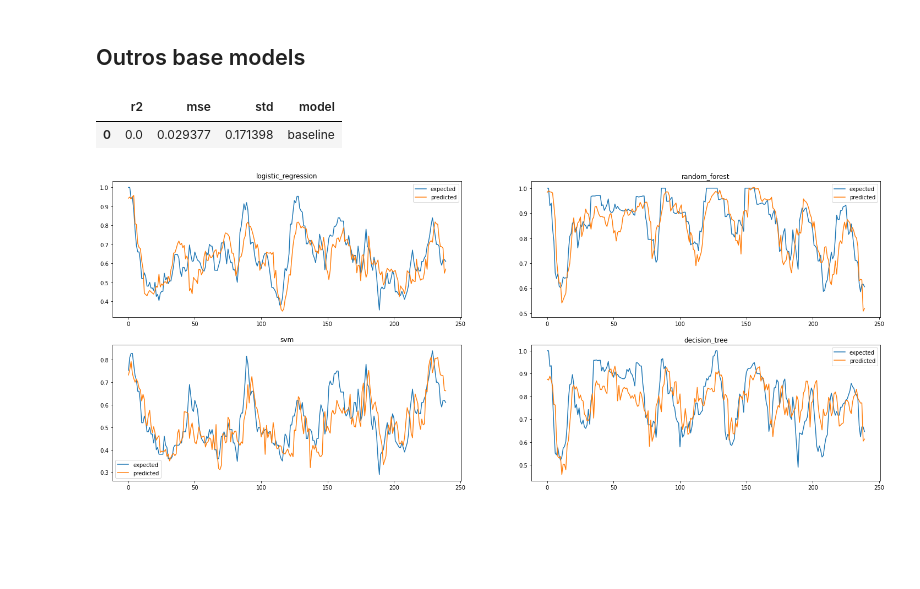
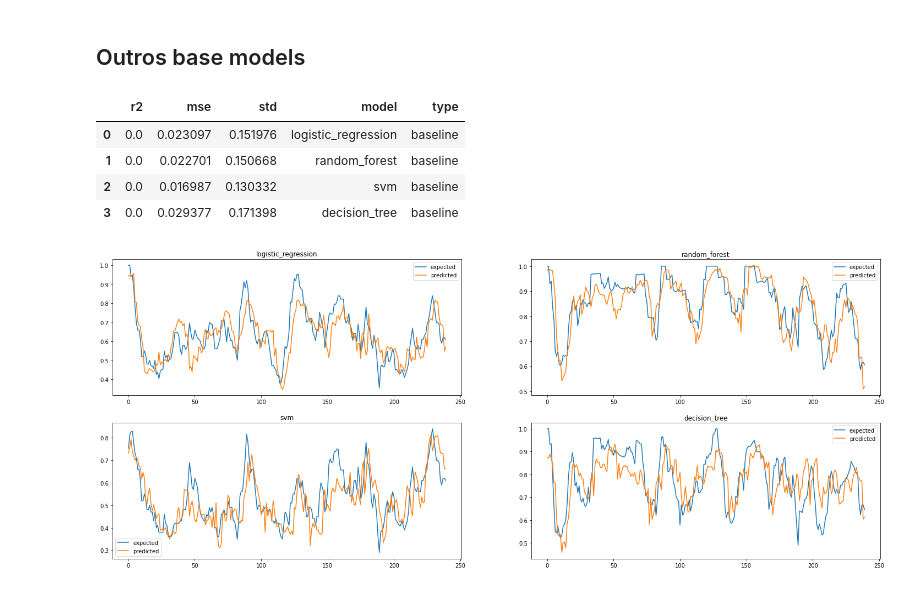
Before and after one commit to feamelo/drift-meta-learning, a Jupyter notebook: src/performance_predictor.ipynb, the cells around one changed output. Saved outputs shown, nothing was run; the diff lists cells and outputs as text; code cells hidden in the pictures; blank space fills up the shorter version.

```diff
--- a/src/performance_predictor.ipynb
+++ b/src/performance_predictor.ipynb
@@ -228,21 +228,24 @@ for model in MODEL_LIST:
 # %%
 # BASELINE
 results = []
 
-metric = learner.meta_label_metric
 
-# for metric in performance.clf_metrics:
-y_true = learner.meta_base[metric]
-y_pred = [np.mean(y_true)] * len(y_true)
-r2 = performance.evaluate(y_true, y_pred, 'r2')
-mse = performance.evaluate(y_true, y_pred, 'mse')
-std = performance.evaluate(y_true, y_pred, 'std')
-results.append({'r2': r2, 'mse': mse, 'std': std, 'model': 'baseline'})
+for model_name, learner in learners.items():
+    metric = learner.meta_label_metric
+    y_true = learner.meta_base[metric]
+    y_pred = [np.mean(y_true)] * len(y_true)
+    r2 = performance.evaluate(y_true, y_pred, 'r2')
+    mse = performance.evaluate(y_true, y_pred, 'mse')
+    std = performance.evaluate(y_true, y_pred, 'std')
+    results.append({'r2': r2, 'mse': mse, 'std': std, 'model': model_name, 'type': 'baseline'})
 
 pd.DataFrame(results)
 # %% [output]
-|  | r2 | mse | std | model |
-| 0 | 0.0 | 0.029377 | 0.171398 | baseline |
+|  | r2 | mse | std | model | type |
+| 0 | 0.0 | 0.023097 | 0.151976 | logistic_regression | baseline |
+| 1 | 0.0 | 0.022701 | 0.150668 | random_forest | baseline |
+| 2 | 0.0 | 0.016987 | 0.130332 | svm | baseline |
+| 3 | 0.0 | 0.029377 | 0.171398 | decision_tree | baseline |
 # %%
 fig = plt.figure(figsize=(25, 10))
 model_dict = {}
```
Also changed, not shown: parts of 2 cells of this notebook.
